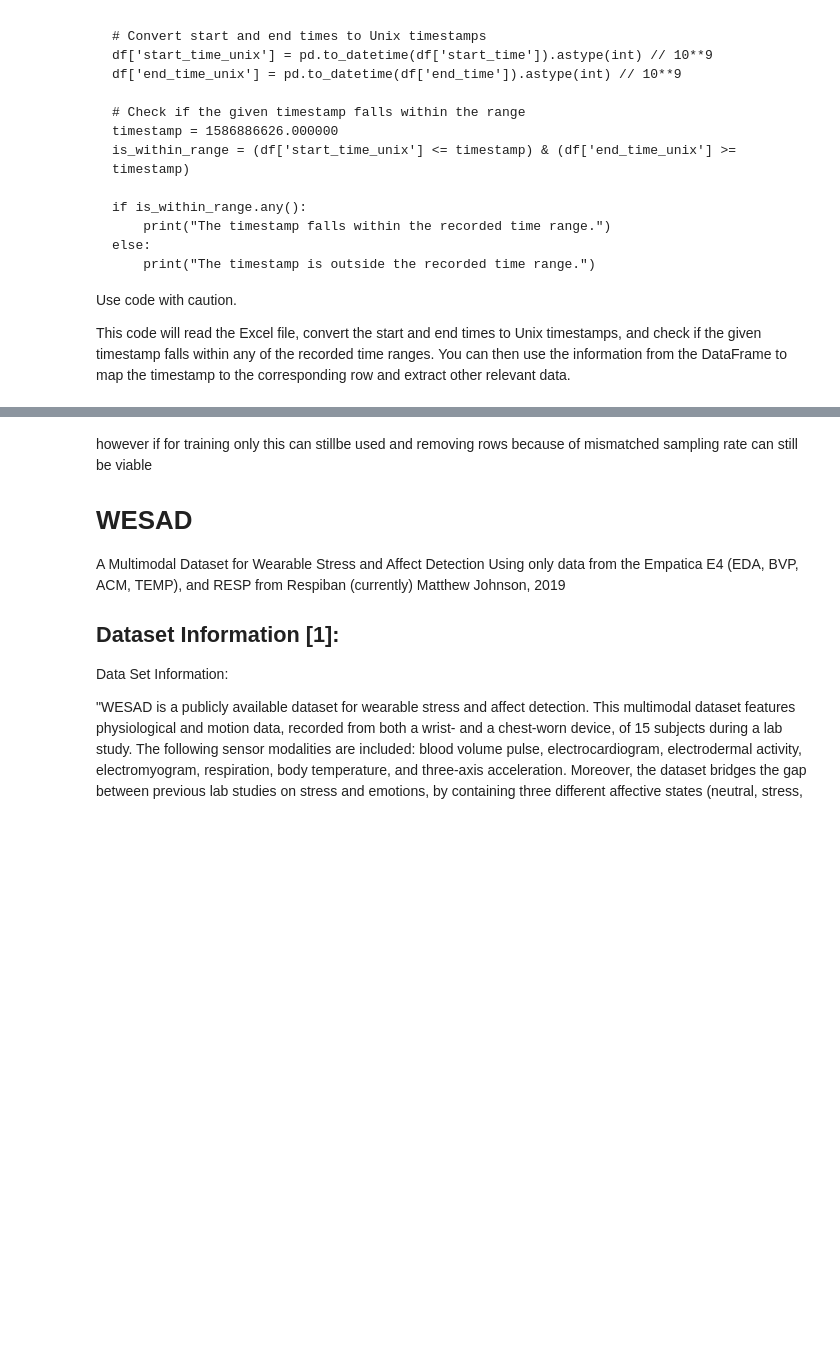
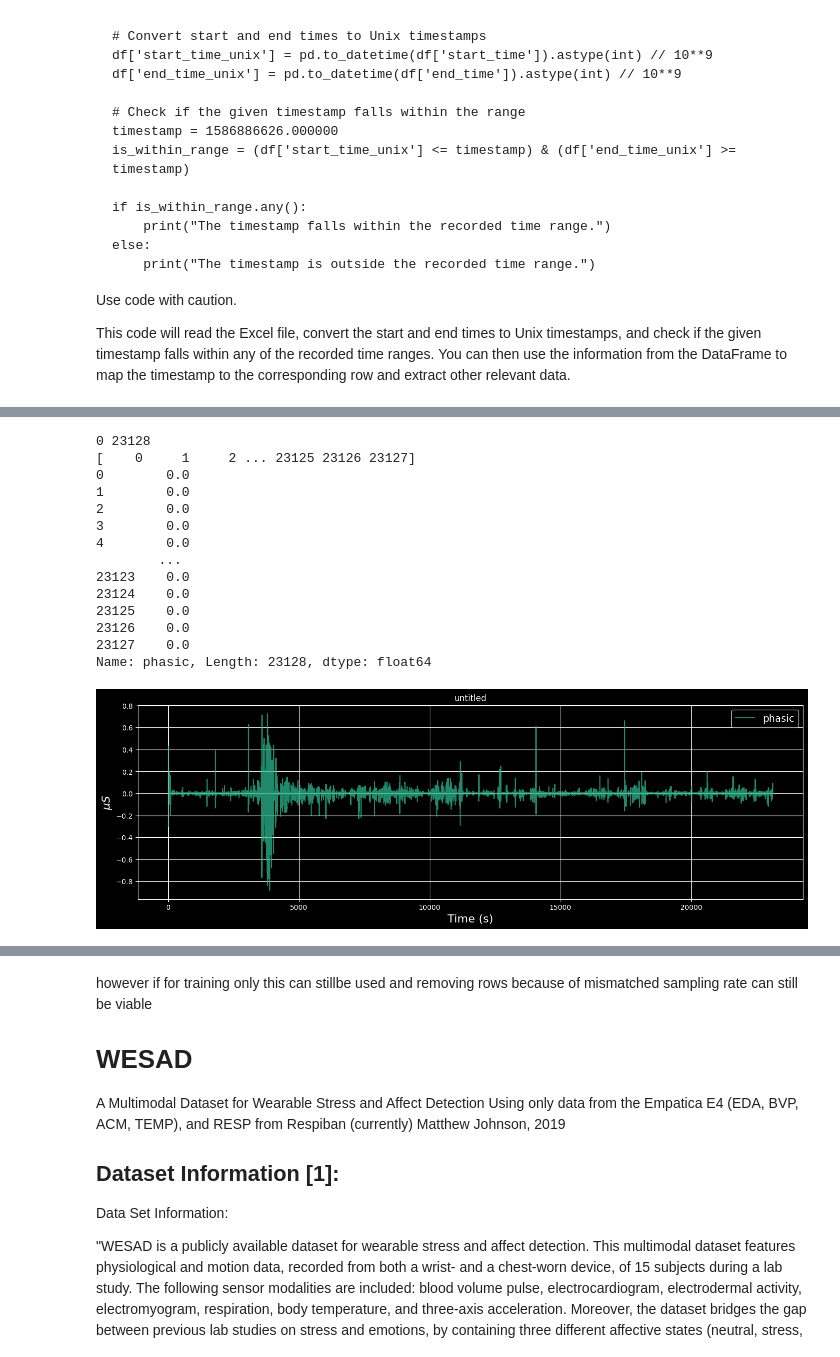
Before and after one commit to 08Aristodemus24/thesis-writing-1, a Jupyter notebook: server-side/modelling/stress_detection.ipynb, the cells around one changed output, grey strips where cells are left out. Drawn from its saved outputs; the diff is of its cells as text; code cells hidden in the pictures; blank space fills up the shorter version.

```diff
--- a/server-side/modelling/stress_detection.ipynb
+++ b/server-side/modelling/stress_detection.ipynb
@@ -328,0 +472,18 @@ This code will read the Excel file, convert the start and end times to Unix time
+# %%
+view_time_frame(data_for_vis, samp_freq=4, begin_time_s=begin_time, end_time_s=end_time, cols_to_use=['phasic'])
+# %% [output]
+0 23128
+[    0     1     2 ... 23125 23126 23127]
+0        0.0
+1        0.0
+2        0.0
+3        0.0
+4        0.0
+        ...
+23123    0.0
+23124    0.0
+23125    0.0
+23126    0.0
+23127    0.0
+Name: phasic, Length: 23128, dtype: float64
+[figure, added]
```
Also changed, not shown: parts of 106 cells of this notebook, 11 other files.
